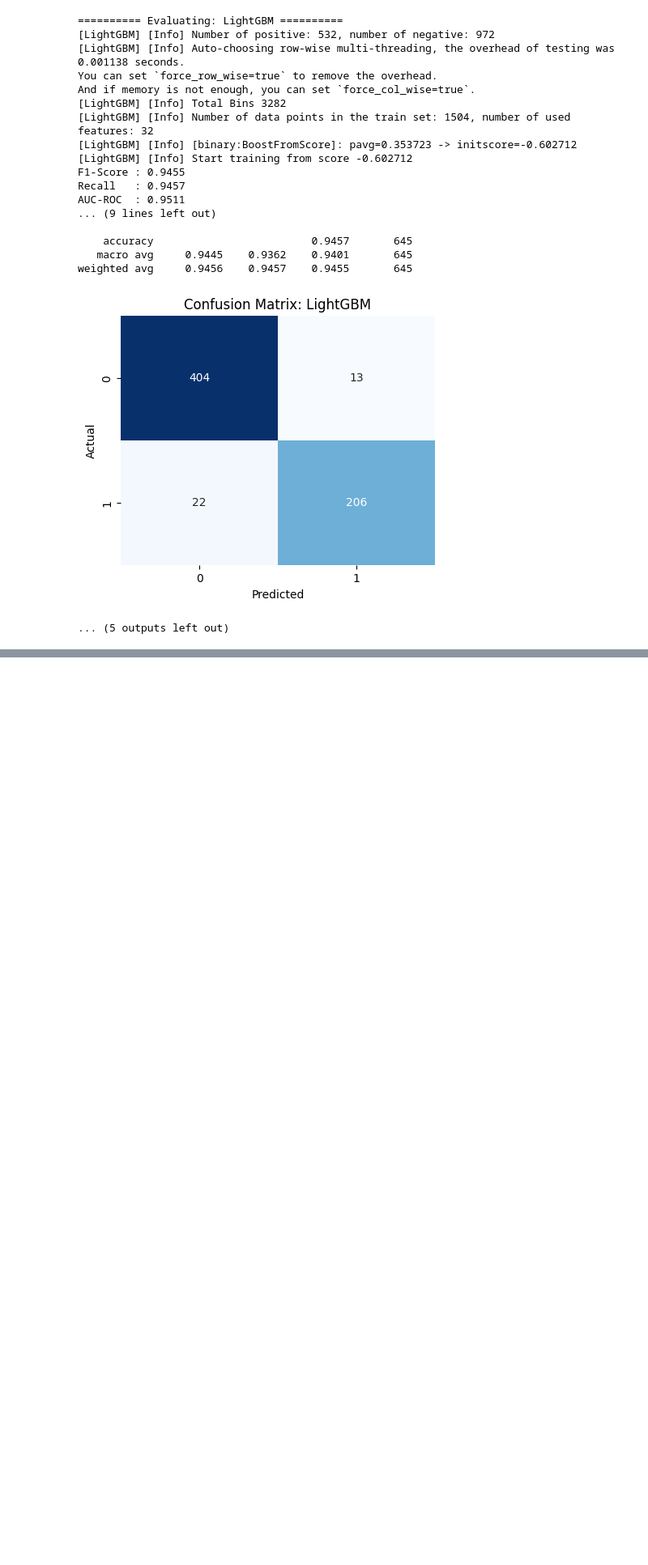
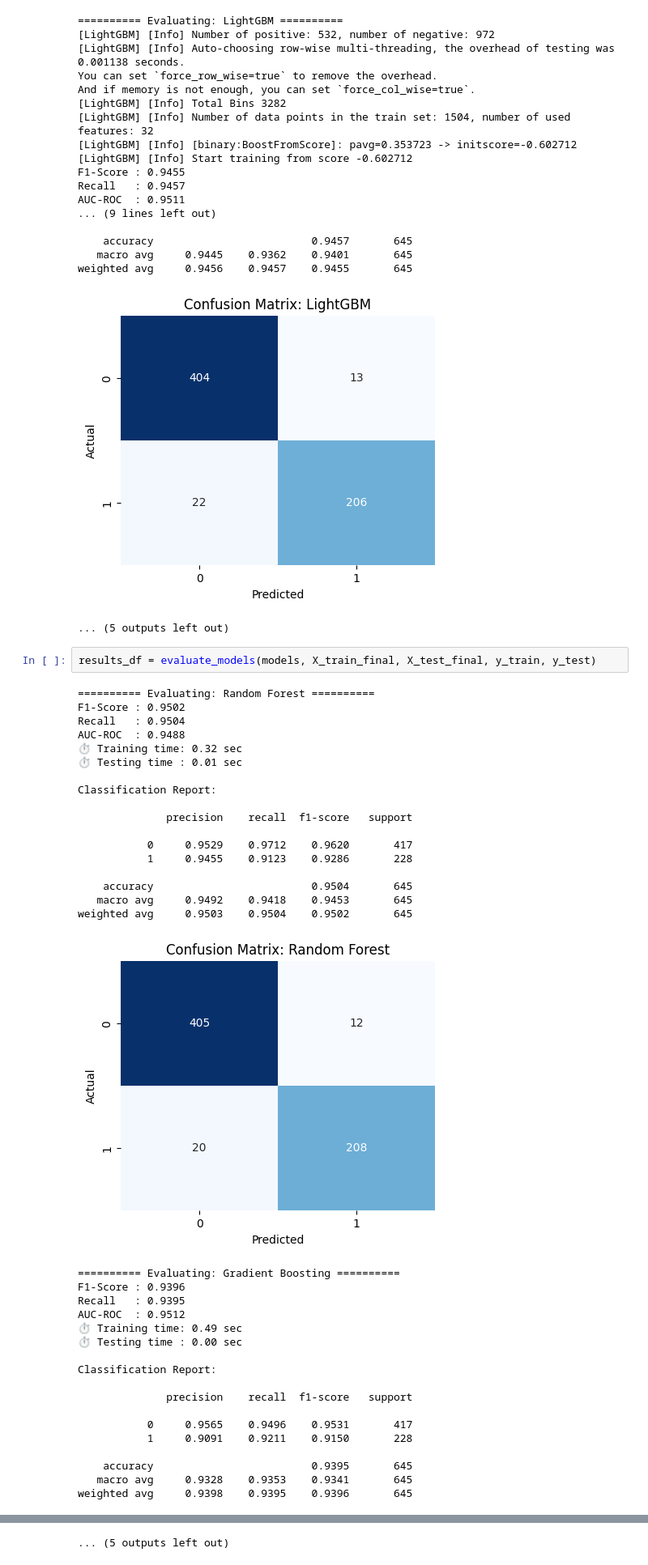
Before and after one commit to muhammadzuama/RisetKK, a Jupyter notebook: pso/balancing/experiment.ipynb, the cells around one changed output, grey strips where cells are left out. Shown at 81% size. Drawn from its saved outputs; the diff is of its cells as text; blank space fills up the shorter version.

```diff
--- a/pso/balancing/experiment.ipynb
+++ b/pso/balancing/experiment.ipynb
@@ -552,3 +552,41 @@ AUC-ROC  : 0.9511
 weighted avg     0.9456    0.9457    0.9455       645
 [figure]
 ... (5 outputs left out)
+# %%
+results_df = evaluate_models(models, X_train_final, X_test_final, y_train, y_test)
+# %% [output]
+========== Evaluating: Random Forest ==========
+F1-Score : 0.9502
+Recall   : 0.9504
+AUC-ROC  : 0.9488
+⏱ Training time: 0.32 sec
+⏱ Testing time : 0.01 sec
+
+Classification Report:
+
+              precision    recall  f1-score   support
+
+           0     0.9529    0.9712    0.9620       417
+           1     0.9455    0.9123    0.9286       228
+
+    accuracy                         0.9504       645
+   macro avg     0.9492    0.9418    0.9453       645
+weighted avg     0.9503    0.9504    0.9502       645
+[figure, added]
+========== Evaluating: Gradient Boosting ==========
+F1-Score : 0.9396
+Recall   : 0.9395
+AUC-ROC  : 0.9512
+⏱ Training time: 0.49 sec
+⏱ Testing time : 0.00 sec
+
+Classification Report:
+
+              precision    recall  f1-score   support
+
+           0     0.9565    0.9496    0.9531       417
+           1     0.9091    0.9211    0.9150       228
+
+    accuracy                         0.9395       645
+   macro avg     0.9328    0.9353    0.9341       645
+weighted avg     0.9398    0.9395    0.9396       645
@@ -554,0 +666 @@ weighted avg     0.9456    0.9457    0.9455       645
+... (5 outputs left out)
```
Also changed, not shown: parts of 1 cell of this notebook, 2 other files.
